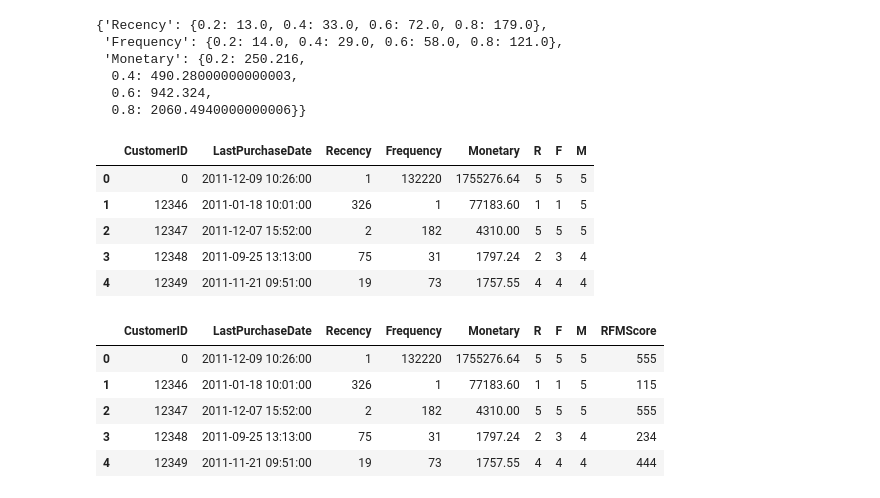
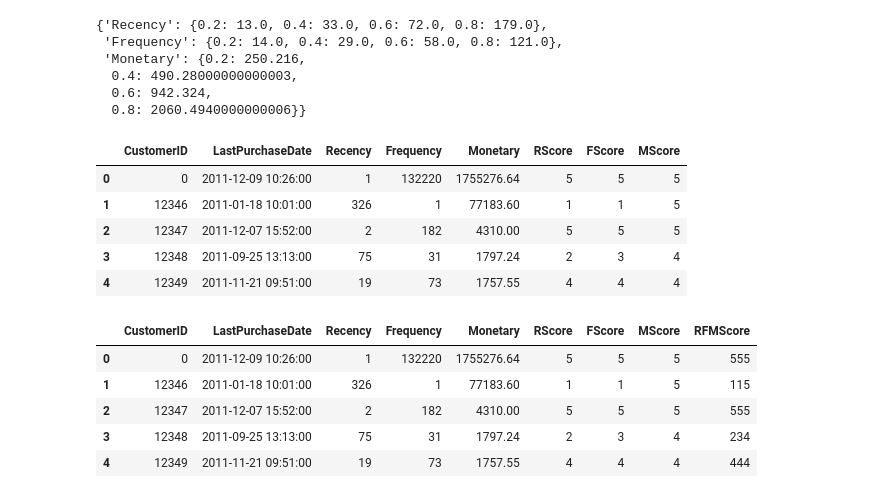
Before and after one commit to uzunb/crm-analysis-of-ecommerce-data, a Jupyter notebook: main.ipynb, the cells around one changed output. Saved outputs shown, nothing was run; the diff lists cells and outputs as text; code cells hidden in the pictures.

```diff
--- a/main.ipynb
+++ b/main.ipynb
@@ -264,36 +229,36 @@ quantiles
 # %%
 # create a function to calculate RFM score
 def RScore(x, p, d):
     if x <= d[p][0.20]:
         return 5
     elif x <= d[p][0.40]:
         return 4
     elif x <= d[p][0.60]:
         return 3
     elif x <= d[p][0.80]:
         return 2
     else:
         return 1
 
 def FMScore(x, p, d):
     if x <= d[p][0.20]:
         return 1
     elif x <= d[p][0.40]:
         return 2
     elif x <= d[p][0.60]:
         return 3
     elif x <= d[p][0.80]:
         return 4
     else:
         return 5
 
 # create RFM segments
-rfm["R"] = rfm["Recency"].apply(RScore, args=("Recency", quantiles))
-rfm["F"] = rfm["Frequency"].apply(FMScore, args=("Frequency", quantiles))
-rfm["M"] = rfm["Monetary"].apply(FMScore, args=("Monetary", quantiles))
+rfm["RScore"] = rfm["Recency"].apply(RScore, args=("Recency", quantiles))
+rfm["FScore"] = rfm["Frequency"].apply(FMScore, args=("Frequency", quantiles))
+rfm["MScore"] = rfm["Monetary"].apply(FMScore, args=("Monetary", quantiles))
 rfm.head()
 # %% [output]
-|  | CustomerID | LastPurchaseDate | Recency | Frequency | Monetary | R | F | M |
+|  | CustomerID | LastPurchaseDate | Recency | Frequency | Monetary | RScore | FScore | MScore |
 | 0 | 0 | 2011-12-09 10:26:00 | 1 | 132220 | 1755276.64 | 5 | 5 | 5 |
 | 1 | 12346 | 2011-01-18 10:01:00 | 326 | 1 | 77183.60 | 1 | 1 | 5 |
 | 2 | 12347 | 2011-12-07 15:52:00 | 2 | 182 | 4310.00 | 5 | 5 | 5 |
@@ -301,10 +266,10 @@ rfm.head()
 | 4 | 12349 | 2011-11-21 09:51:00 | 19 | 73 | 1757.55 | 4 | 4 | 4 |
 # %%
 # create RFM score
-rfm["RFMScore"] = rfm.R.map(str) + rfm.F.map(str) + rfm.M.map(str)
+rfm["RFMScore"] = rfm.RScore.map(str) + rfm.FScore.map(str) + rfm.MScore.map(str)
 rfm.head()
 # %% [output]
-|  | CustomerID | LastPurchaseDate | Recency | Frequency | Monetary | R | F | M | RFMScore |
+|  | CustomerID | LastPurchaseDate | Recency | Frequency | Monetary | RScore | FScore | MScore | RFMScore |
 | 0 | 0 | 2011-12-09 10:26:00 | 1 | 132220 | 1755276.64 | 5 | 5 | 5 | 555 |
 | 1 | 12346 | 2011-01-18 10:01:00 | 326 | 1 | 77183.60 | 1 | 1 | 5 | 115 |
 | 2 | 12347 | 2011-12-07 15:52:00 | 2 | 182 | 4310.00 | 5 | 5 | 5 | 555 |
```
Also changed, not shown: parts of 4 cells of this notebook.
